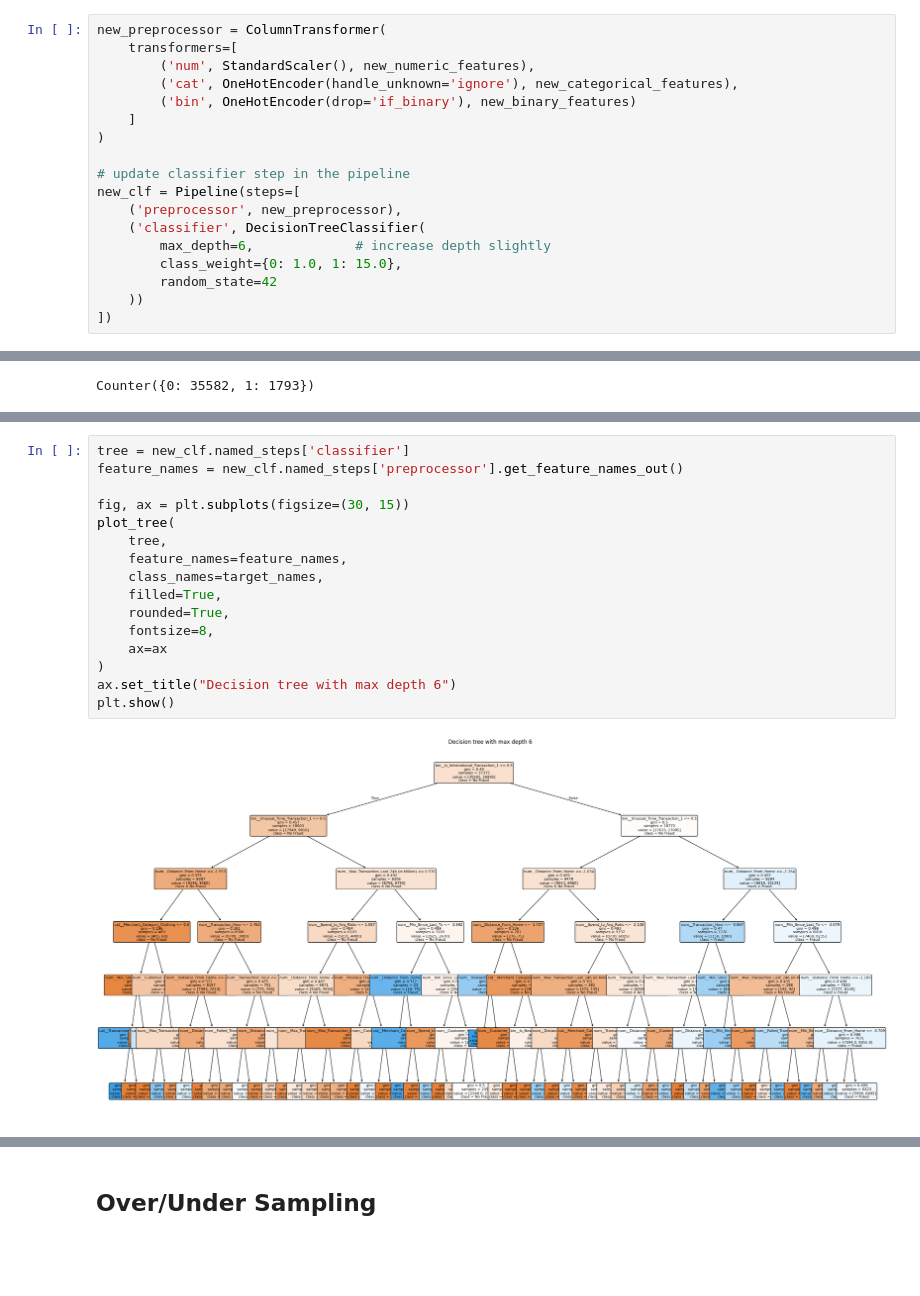
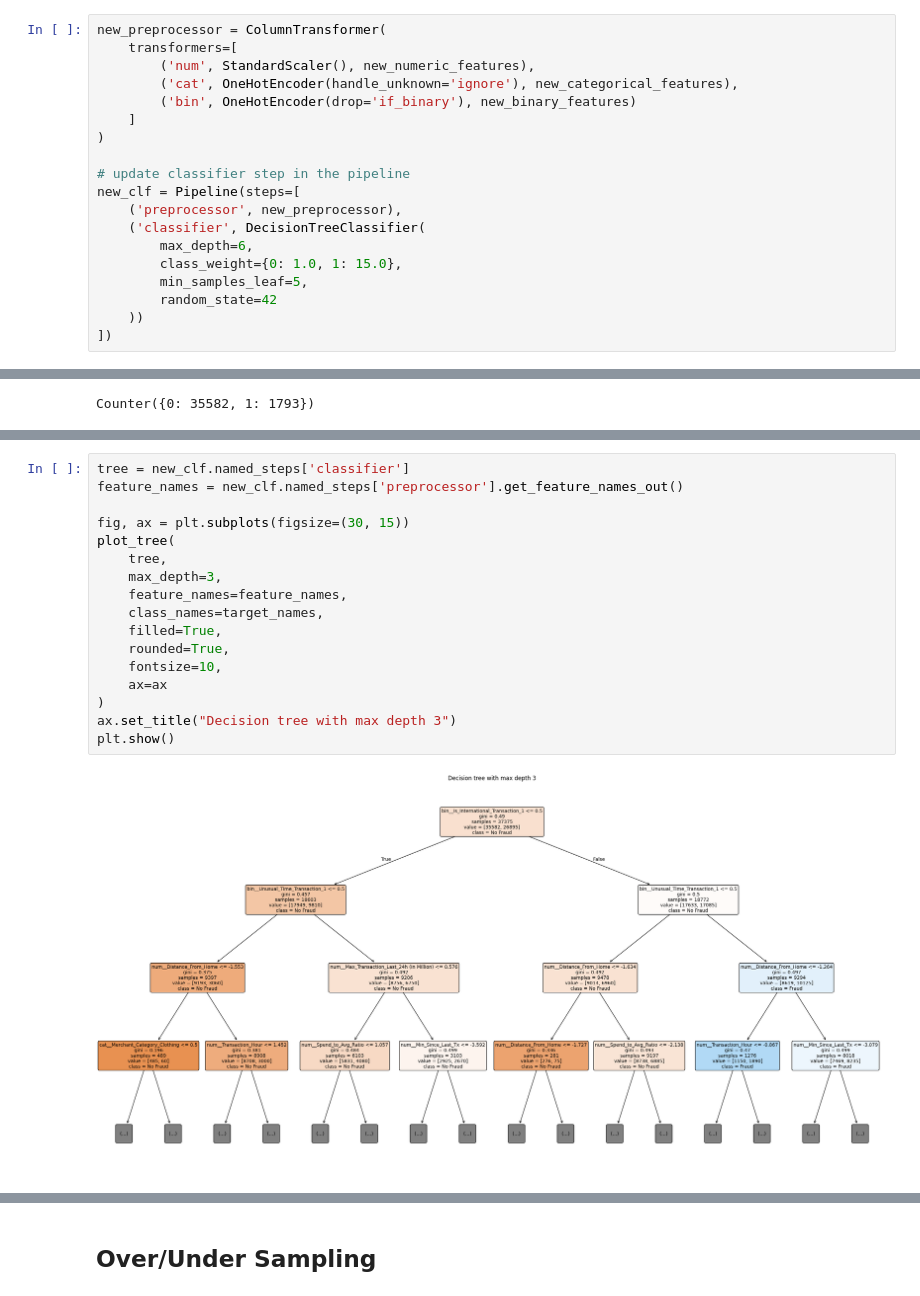
Before and after one commit to Flippyfun02/ds2010-finalproject, a Jupyter notebook: fraud_decision_tree.ipynb, the cells around one changed output, grey strips where cells are left out. Cells and saved outputs as stored; diff of their text form; blank space fills up the shorter version.

```diff
--- a/fraud_decision_tree.ipynb
+++ b/fraud_decision_tree.ipynb
@@ -309,8 +309,9 @@ new_preprocessor = ColumnTransformer(
 new_clf = Pipeline(steps=[
     ('preprocessor', new_preprocessor),
     ('classifier', DecisionTreeClassifier(
-        max_depth=6,             # increase depth slightly
+        max_depth=6,
         class_weight={0: 1.0, 1: 15.0},
+        min_samples_leaf=5,
         random_state=42
     ))
 ])
@@ -393,18 +395,19 @@ weighted avg       0.91      0.70      0.78     12491
 # %%
 tree = new_clf.named_steps['classifier']
 feature_names = new_clf.named_steps['preprocessor'].get_feature_names_out()
 
 fig, ax = plt.subplots(figsize=(30, 15))
 plot_tree(
     tree,
+    max_depth=3,
     feature_names=feature_names,
     class_names=target_names,
     filled=True,
     rounded=True,
-    fontsize=8,
+    fontsize=10,
     ax=ax
 )
-ax.set_title("Decision tree with max depth 6")
+ax.set_title("Decision tree with max depth 3")
 plt.show()
 # %% [output]
-[figure, old version]
+[figure, new version]
```
Also changed, not shown: parts of 6 cells of this notebook.
